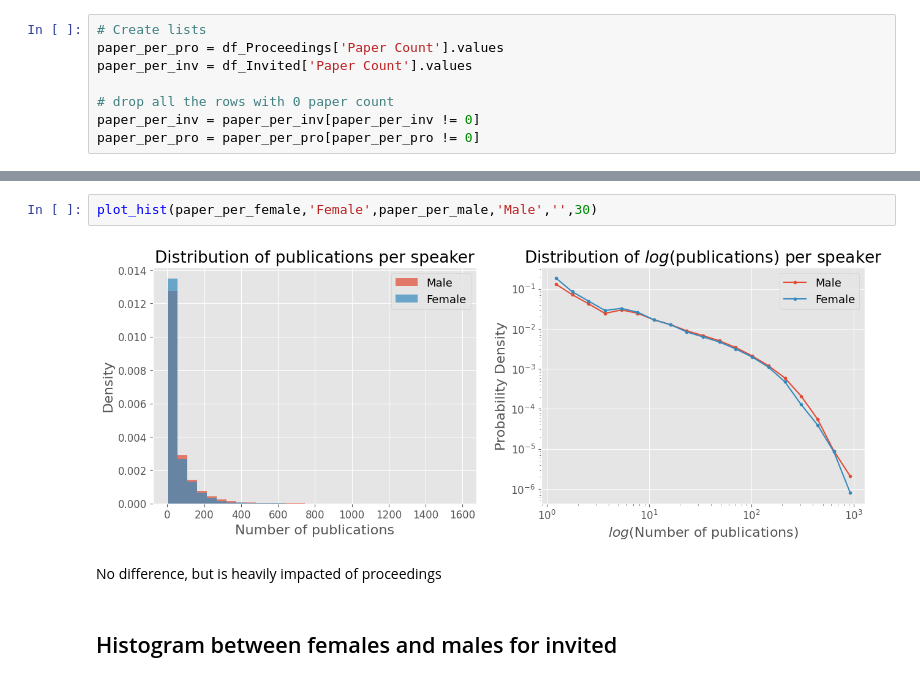
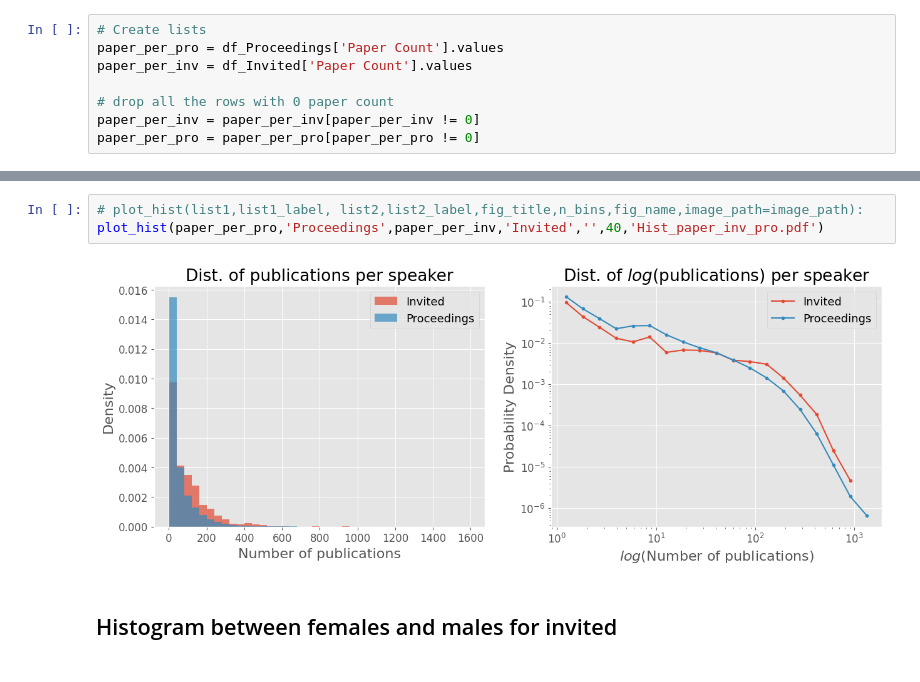
Before and after one commit to mariespedersen/Thesis_github, a Jupyter notebook: Histograms_Paper.ipynb, the cells around one changed output, grey strips where cells are left out. Drawn from its saved outputs; the diff is of its cells as text.

```diff
--- a/Histograms_Paper.ipynb
+++ b/Histograms_Paper.ipynb
@@ -155,9 +85,8 @@ paper_per_female = [x for x in paper_per_female if x != 0]
-# %%
-plot_hist(paper_per_female,'Female',paper_per_male,'Male','',30)
-# %% [output]
-[figure, removed]
-# %% [markdown]
-No difference, but is heavily impacted of proceedings
+# %%
+# plot_hist(list1,list1_label, list2,list2_label,fig_title,n_bins,fig_name,image_path=image_path):
+plot_hist(paper_per_pro,'Proceedings',paper_per_inv,'Invited','',40,'Hist_paper_inv_pro.pdf')
+# %% [output]
+[figure, added]
 # %% [markdown]
 ## Histogram between females and males for invited
 # %%
```
Also changed, not shown: parts of 24 cells of this notebook.
